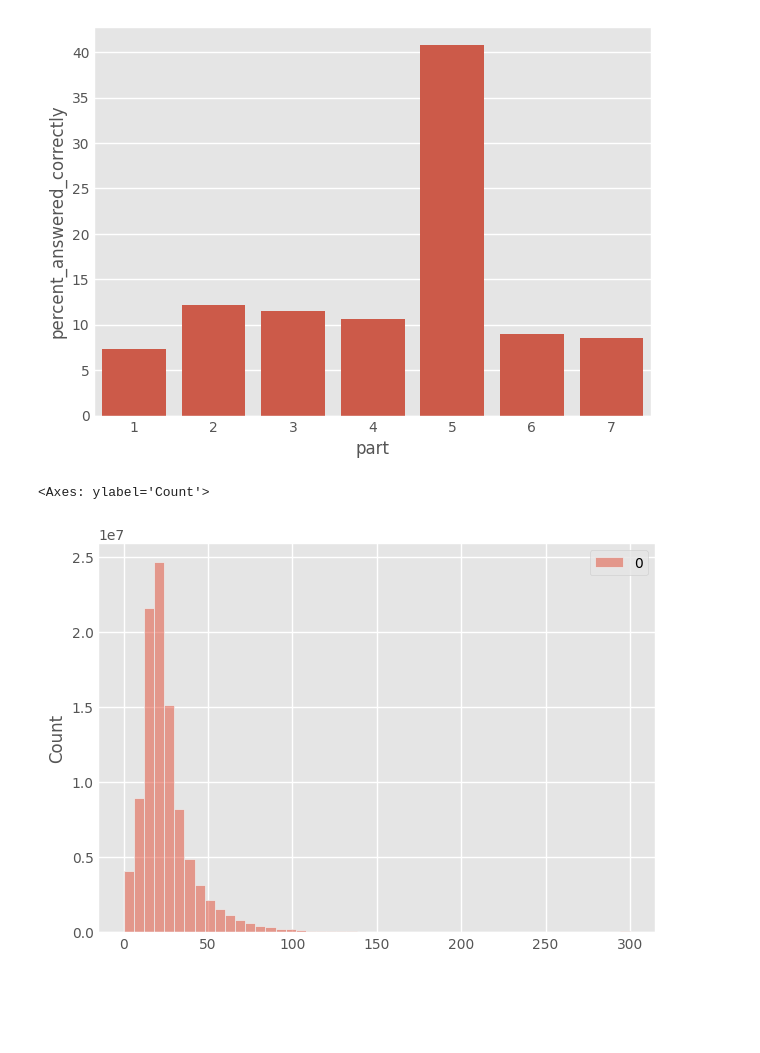
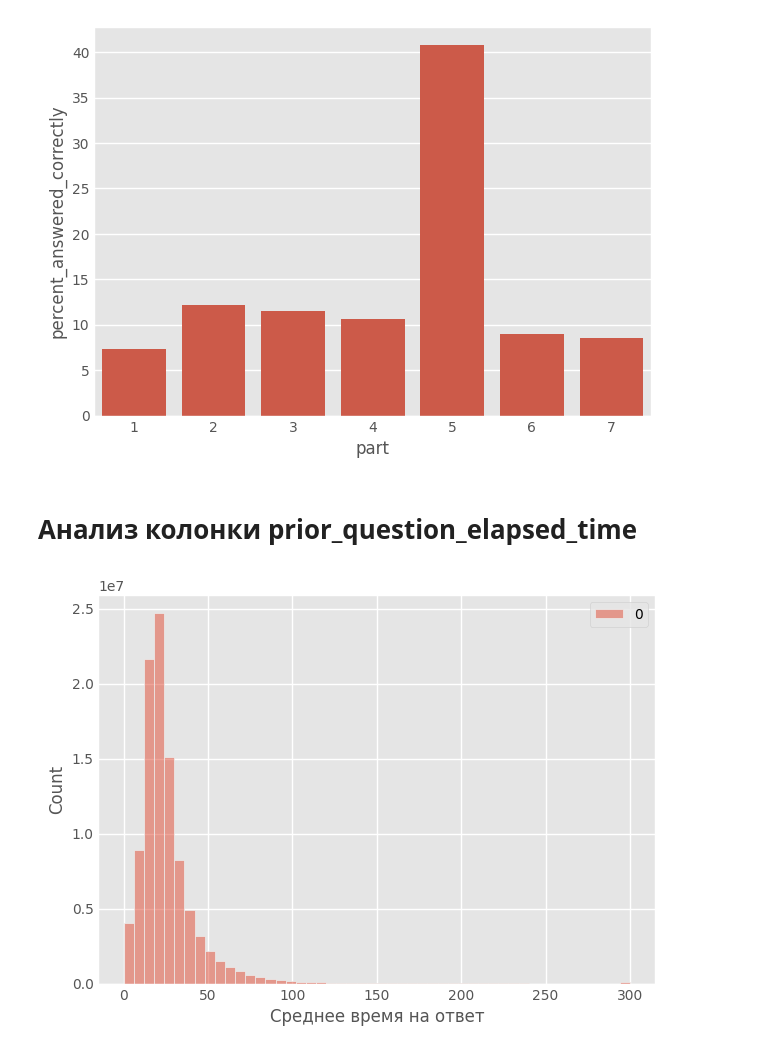
Before and after one commit to zinkin-s/MFTI_DS_Python_HW_3, a Jupyter notebook: notebook.ipynb, the cells around one changed output. Saved outputs shown, nothing was run; the diff lists cells and outputs as text; code cells hidden in the pictures; blank space fills up the shorter version.

Commit message:
Added prior_elapsed_time analysis

```diff
--- a/notebook.ipynb
+++ b/notebook.ipynb
@@ -451,9 +451,14 @@ sns.barplot(data=query, x='part', y='percent_answered_correctly')
 plt.show()
 # %% [output]
 [figure]
+# %% [markdown]
+# Анализ колонки prior_question_elapsed_time
 # %%
+# Построение гистограммы среднего времени на ответ в секундах
+
 ds = lf.select('prior_question_elapsed_time').collect(streaming=True) / 1000
 sns.histplot(data=ds, bins=50)
+plt.xlabel("Среднее время на ответ")
+plt.show()
 # %% [output]
-<Axes: ylabel='Count'>
-[figure, old version]
+[figure, new version]
```
